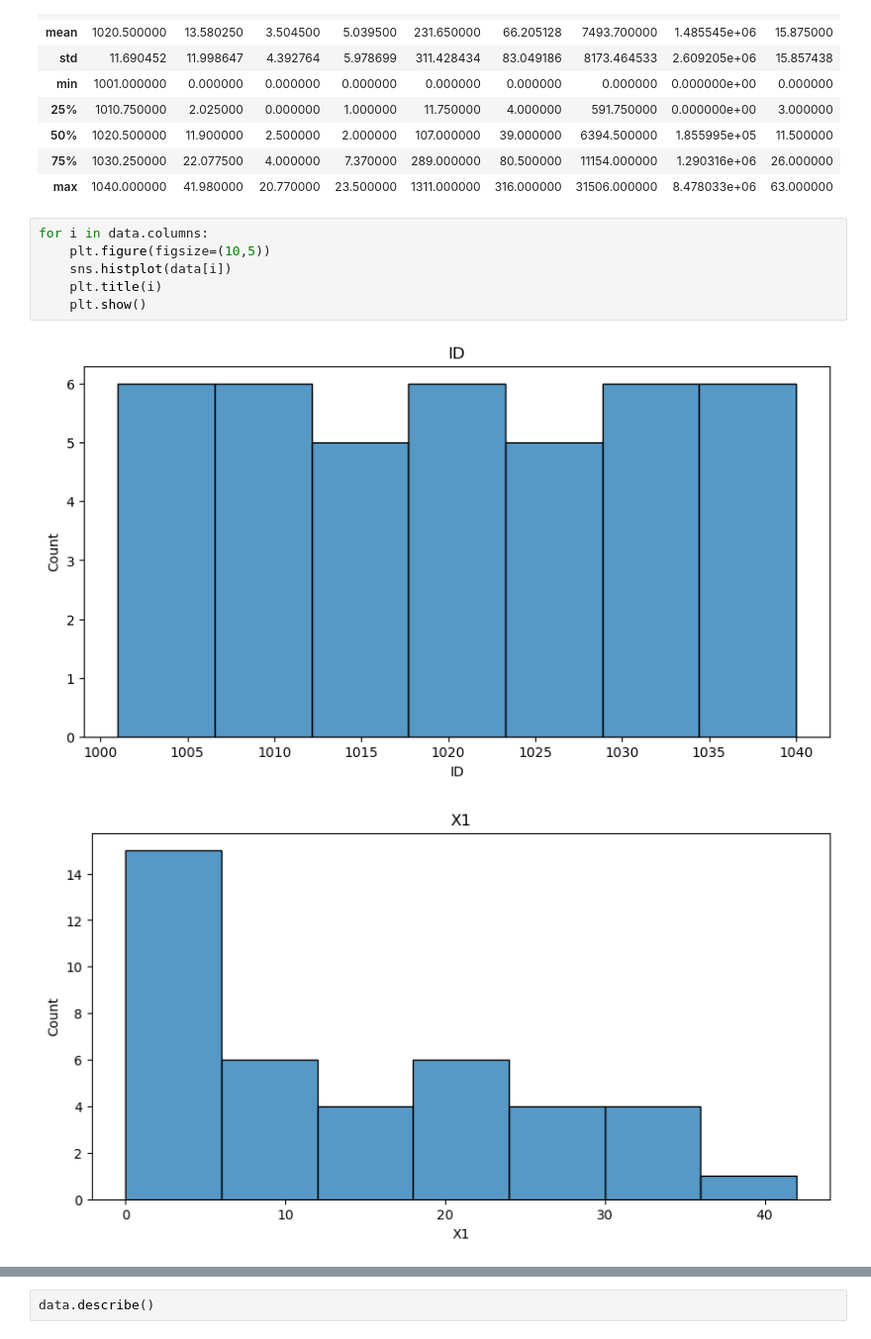
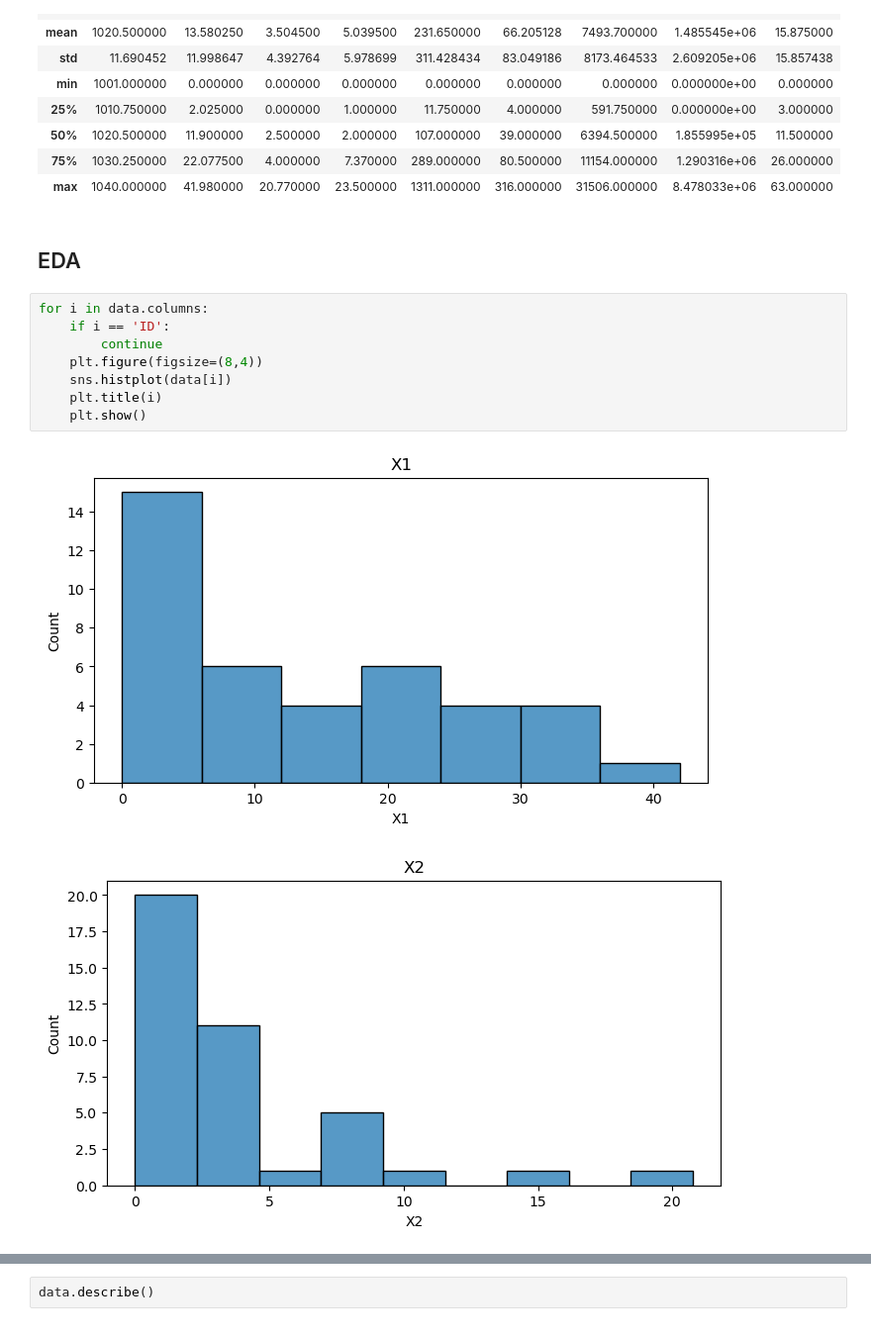
Before and after one commit to sathwik238/UCONN_CLAS, a Jupyter notebook: exploration.ipynb, the cells around one changed output, grey strips where cells are left out. Shown at 99% size. Cells and saved outputs as stored; diff of their text form.

```diff
--- a/exploration.ipynb
+++ b/exploration.ipynb
@@ -59,12 +59,16 @@ data.describe()
 | 50% | 1020.500000 | 11.900000 | 2.500000 | 2.000000 | 107.000000 | 39.000000 | 6394.500000 | 1.855995e+05 | 11.500000 |
 | 75% | 1030.250000 | 22.077500 | 4.000000 | 7.370000 | 289.000000 | 80.500000 | 11154.000000 | 1.290316e+06 | 26.000000 |
 | max | 1040.000000 | 41.980000 | 20.770000 | 23.500000 | 1311.000000 | 316.000000 | 31506.000000 | 8.478033e+06 | 63.000000 |
+# %% [markdown]
+## EDA
 # %%
 for i in data.columns:
-    plt.figure(figsize=(10,5))
+    if i == 'ID':
+        continue
+    plt.figure(figsize=(8,4))
     sns.histplot(data[i])
     plt.title(i)
     plt.show()
 # %% [output]
-[figure, old version]
+[figure, new version]
-[figure, old version]
+[figure, new version]
```
Also changed, not shown: parts of 6 cells of this notebook, 1 other file.
